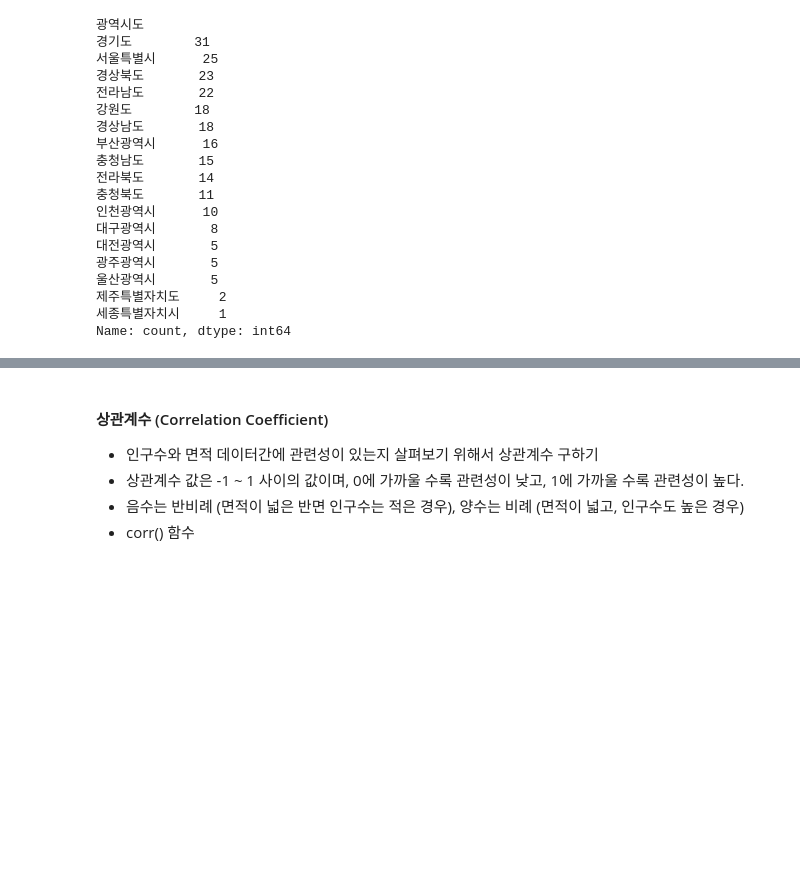
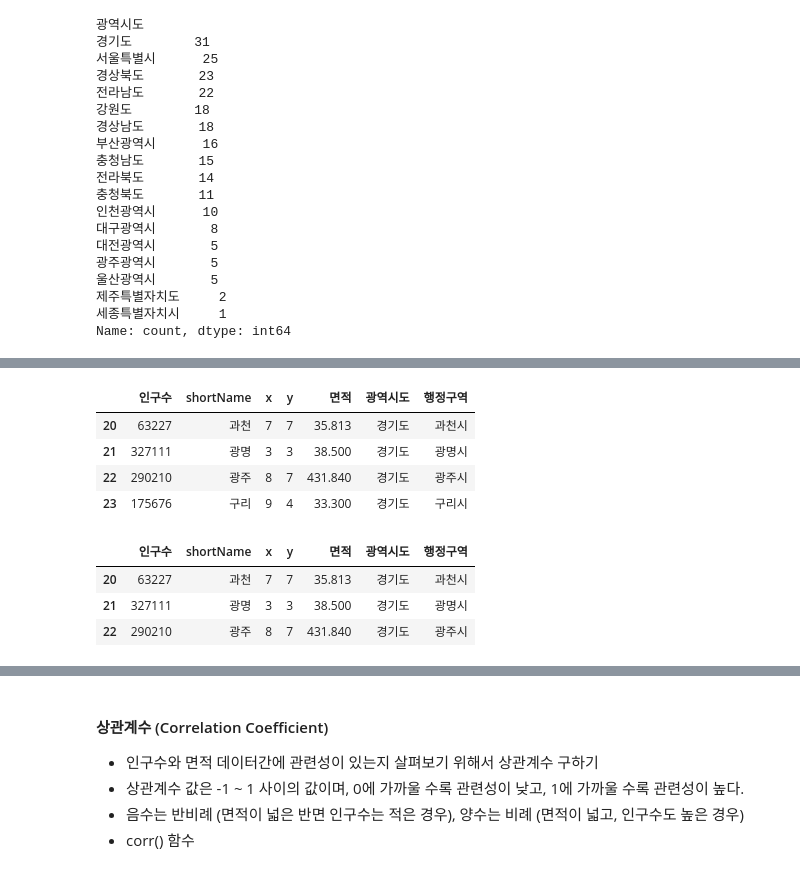
Before and after one commit to hsj1024/Python_web_rookies, a Jupyter notebook: webscraping_source_stu/03-1.행정구역정보_분석과시각화.ipynb, the cells around one changed output, grey strips where cells are left out. Drawn from its saved outputs; the diff is of its cells as text; code cells hidden in the pictures; blank space fills up the shorter version.

```diff
--- a/webscraping_source_stu/03-1.행정구역정보_분석과시각화.ipynb
+++ b/webscraping_source_stu/03-1.행정구역정보_분석과시각화.ipynb
@@ -293,0 +365,17 @@ gy_df = data.loc[data['광역시도'] == '경기도', ['행정구역','인구수
+# %%
+# loc[20:23,'인구수':'행정구역'] index가 20 ~ 23, 컬럼이 인구수 ~ 행정구역
+data.loc[20:23,'인구수':'행정구역']
+# %% [output]
+|  | 인구수 | shortName | x | y | 면적 | 광역시도 | 행정구역 |
+| 20 | 63227 | 과천 | 7 | 7 | 35.813 | 경기도 | 과천시 |
+| 21 | 327111 | 광명 | 3 | 3 | 38.500 | 경기도 | 광명시 |
+| 22 | 290210 | 광주 | 8 | 7 | 431.840 | 경기도 | 광주시 |
+| 23 | 175676 | 구리 | 9 | 4 | 33.300 | 경기도 | 구리시 |
+# %%
+# iloc[20:23,1:8] index가 20 ~ 23, 컬럼인덱스 1 ~ 8
+data.iloc[20:23,1:8]
+# %% [output]
+|  | 인구수 | shortName | x | y | 면적 | 광역시도 | 행정구역 |
+| 20 | 63227 | 과천 | 7 | 7 | 35.813 | 경기도 | 과천시 |
+| 21 | 327111 | 광명 | 3 | 3 | 38.500 | 경기도 | 광명시 |
+| 22 | 290210 | 광주 | 8 | 7 | 431.840 | 경기도 | 광주시 |
```
Also changed, not shown: parts of 19 cells of this notebook, 1 other file.
